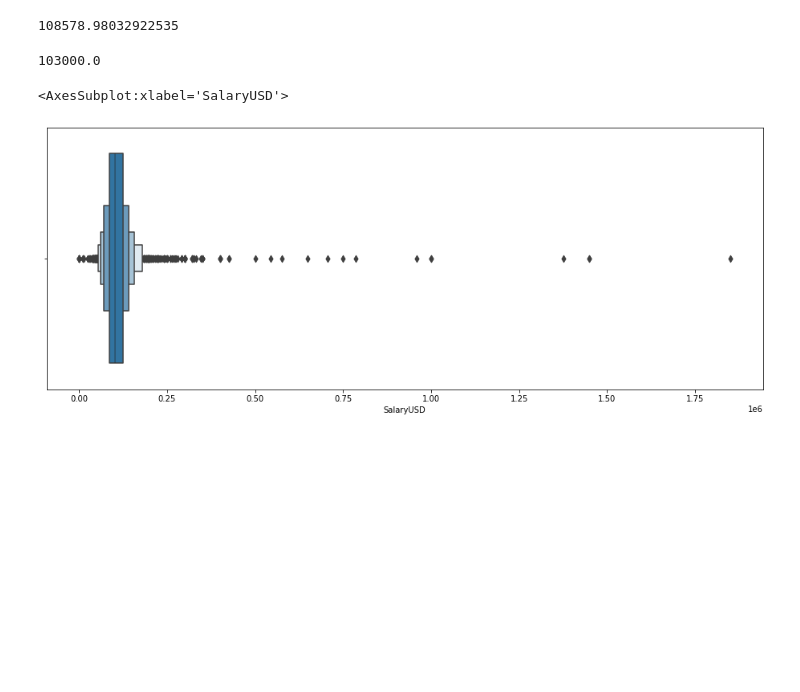
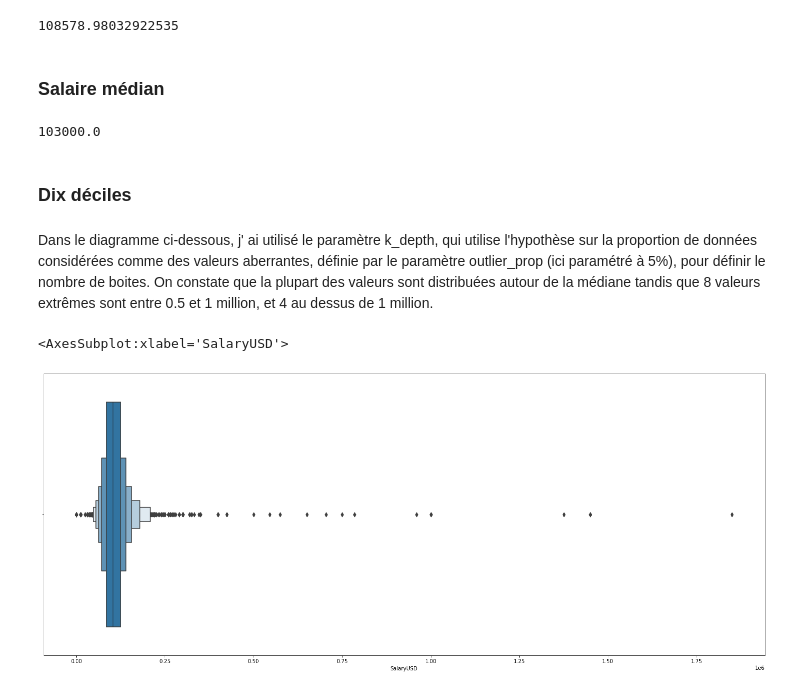
Before and after one commit to ATelders/american_dream, a Jupyter notebook: notebook/Career_visualization.ipynb, the cells around one changed output. Saved outputs shown, nothing was run; the diff lists cells and outputs as text; code cells hidden in the pictures; blank space fills up the shorter version.

Commit message:
Visualize data

```diff
--- a/notebook/Career_visualization.ipynb
+++ b/notebook/Career_visualization.ipynb
@@ -54,14 +46,21 @@ Pour les travailleurs de la data aux Etats Unis donnez:
 excel_data['SalaryUSD'].mean()
 # %% [output]
 108578.98032922535
+# %% [markdown]
+### Salaire médian
 # %%
 excel_data['SalaryUSD'].median()
 # %% [output]
 103000.0
+# %% [markdown]
+### Dix déciles
+# %% [markdown]
+Dans le diagramme ci-dessous, j' ai utilisé le paramètre k_depth, qui utilise l'hypothèse sur la proportion de données considérées comme des valeurs aberrantes, définie par le paramètre outlier_prop (ici paramétré à 5%), pour définir le nombre de boites.
+On constate que la plupart des valeurs sont distribuées autour de la médiane tandis que 8 valeurs extrêmes sont entre 0.5 et 1 million, et 4 au dessus de 1 million.
 # %%
-plt.figure(figsize=(16,6))
+plt.figure(figsize=(25,10))
 
-sns.boxenplot(x=excel_data["SalaryUSD"], k_depth=4)
+sns.boxenplot(x=excel_data["SalaryUSD"], k_depth="proportion", outlier_prop=0.05)
 # %% [output]
 <AxesSubplot:xlabel='SalaryUSD'>
-[figure, old version]
+[figure, new version]
```
Also changed, not shown: parts of 17 cells of this notebook, 3 other files.
